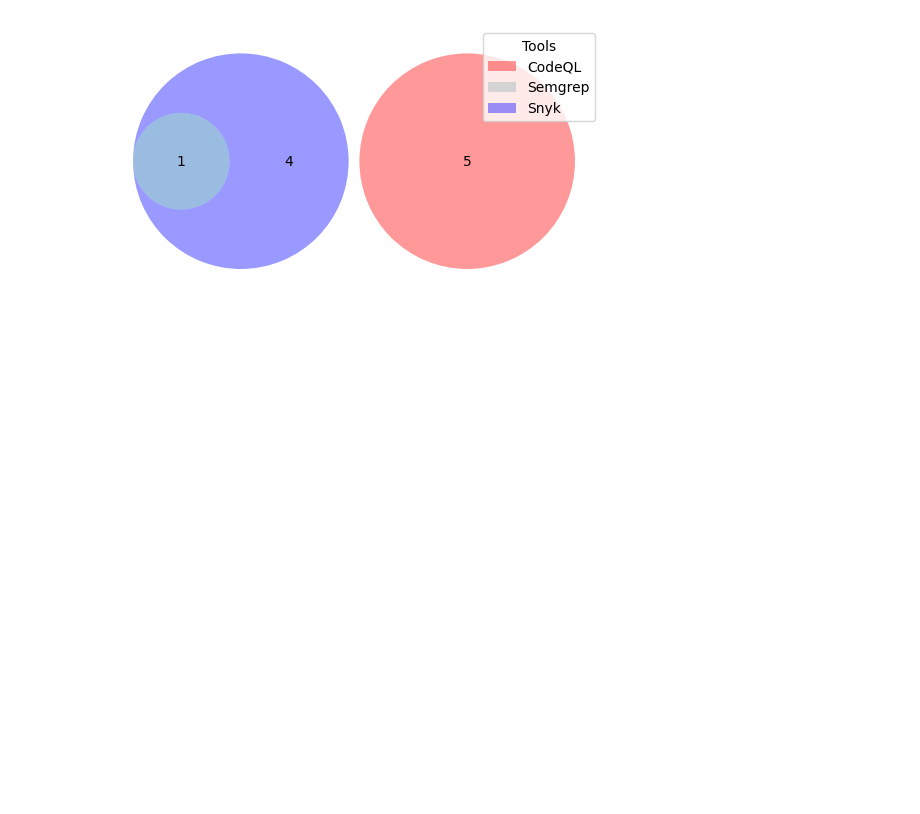
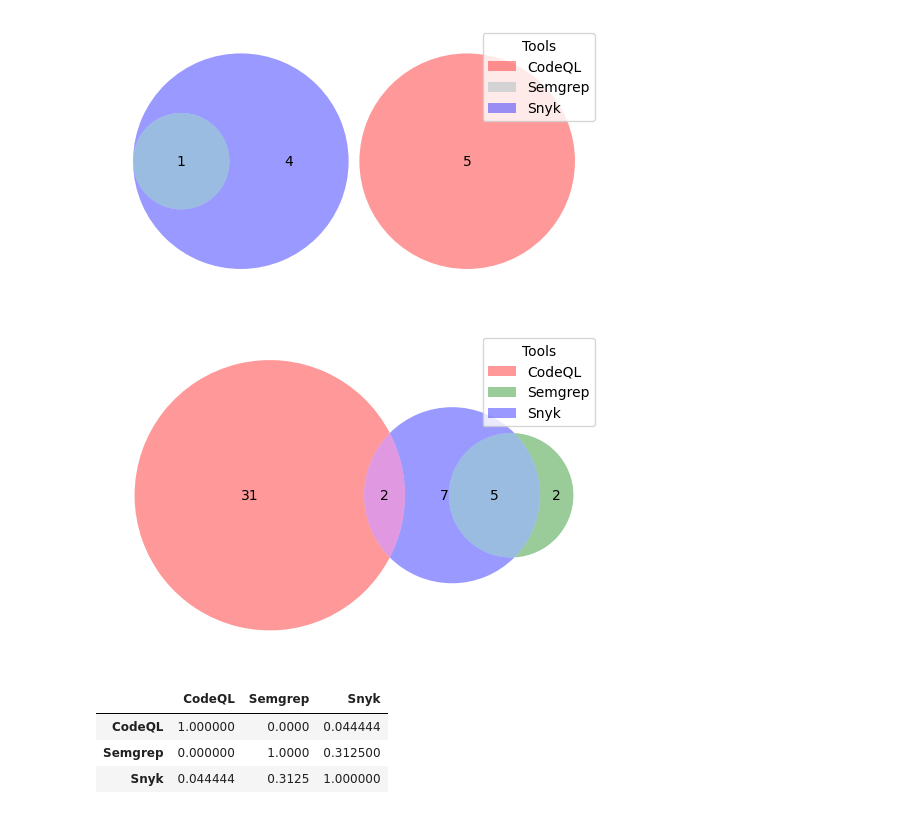
Before and after one commit to jsmaskeen/CS202-STTCSE, a Jupyter notebook: main.ipynb, the cells around one changed output. Drawn from its saved outputs; the diff is of its cells as text; code cells hidden in the pictures; blank space fills up the shorter version.

Commit message:
add overall venn

```diff
--- a/main.ipynb
+++ b/main.ipynb
@@ -203,6 +203,48 @@ iou_analysis['guice']
 plot_venn(df,'guice')
 # %% [output]
 [figure]
+# %%
+def overall_iou_and_plot(df):
+    ser = df.groupby('Tool_name')['CWE_ID'].unique()
+    tools = list(ser.index)
+    mat = pd.DataFrame(0, columns=tools, index=tools,dtype=float)
+    for idx,tool1 in enumerate(tools):
+        for tool2 in tools[idx:]:
+            mat.loc[tool1,tool2] = iou(ser[tool1].tolist(),
+                                    ser[tool2].tolist())
+            mat.loc[tool2,tool1] = mat.loc[tool1,tool2]
+
+    A = set(ser[tools[0]])
+    B = set(ser[tools[1]])
+    C = set(ser[tools[2]])
+
+    venn = venn3([A, B, C], set_labels=("", "", ""))
+    ids = ["100", "010", "001"]
+    colors = []
+    for pid in ids:
+        patch = venn.get_patch_by_id(pid)
+        if patch is not None:
+            colors.append(patch.get_facecolor())
+        else:
+            colors.append("lightgrey")
+    plt.legend(
+        handles=[Patch(facecolor=colors[i], label=tools[i]) for i in range(3)],
+        loc="upper right",
+        frameon=True,
+        title="Tools"
+    )
+    plt.show()
+
+
+    return mat
+# %%
+overall_iou_and_plot(df)
+# %% [output]
+[figure, added]
+|  | CodeQL | Semgrep | Snyk |
+| CodeQL | 1.000000 | 0.0000 | 0.044444 |
+| Semgrep | 0.000000 | 1.0000 | 0.312500 |
+| Snyk | 0.044444 | 0.3125 | 1.000000 |
 # %%
 df.to_csv("project_Tool_CWE_analysis.csv", index=False)
 # %%
```
